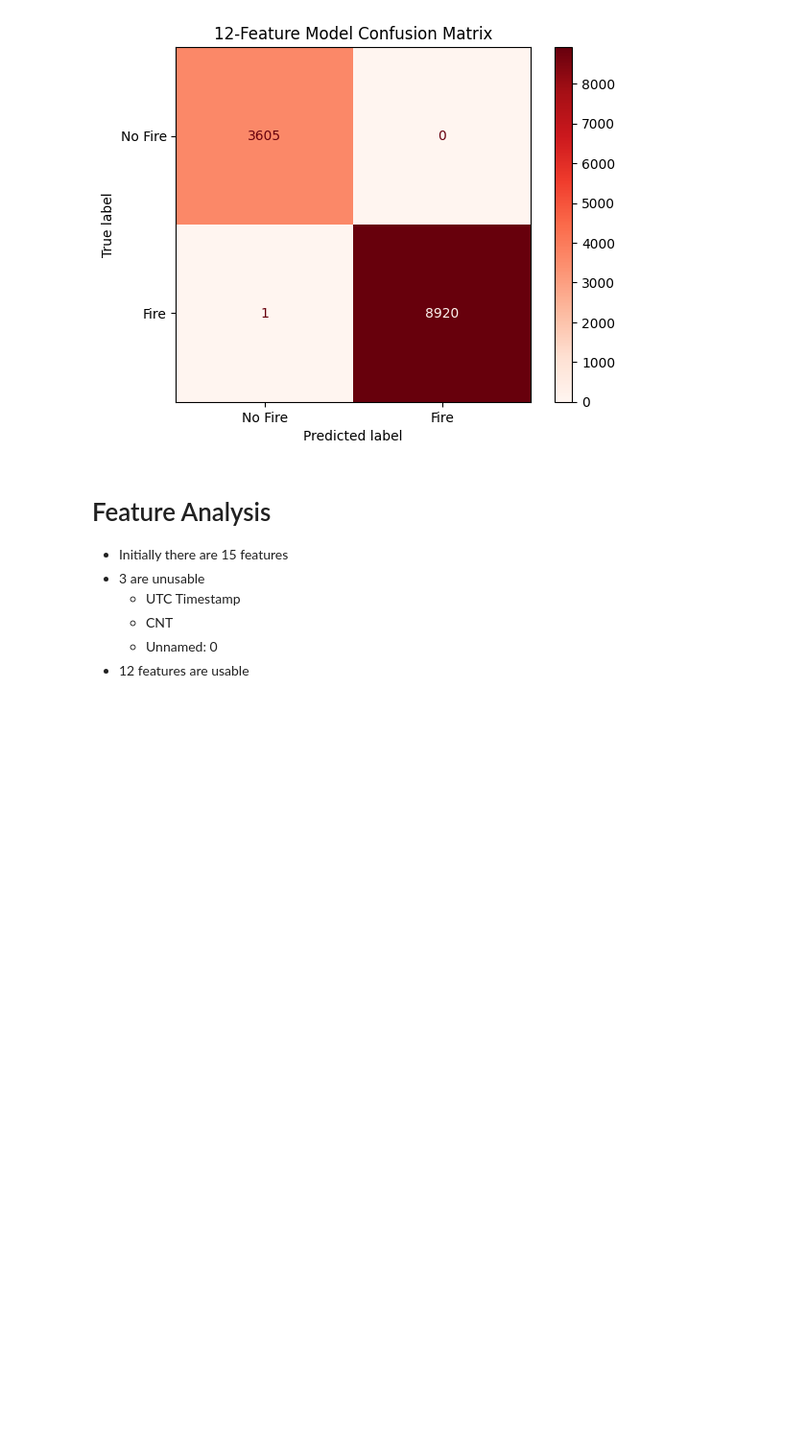
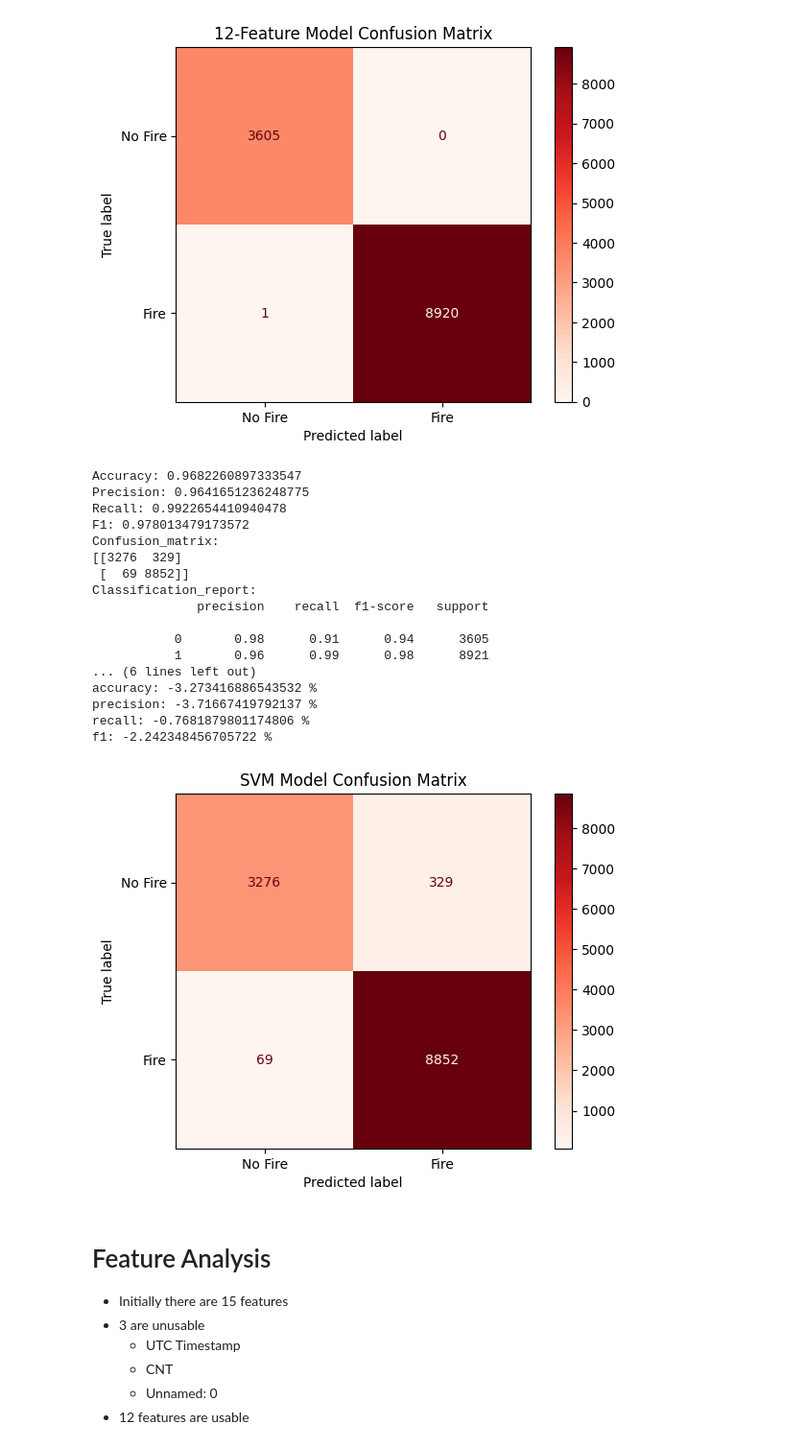
Before and after one commit to jaskinkabir/Intro_ML_Project, a Jupyter notebook: Proj.ipynb, the cells around one changed output. Shown at 96% size. Drawn from its saved outputs; the diff is of its cells as text; code cells hidden in the pictures; blank space fills up the shorter version.

Commit message:
Changed SVM benchmark to compare against full model

```diff
--- a/Proj.ipynb
+++ b/Proj.ipynb
@@ -85,6 +85,39 @@ weighted avg       1.00      1.00      1.00     12526
 full_model.plot_confusion_matrix("12-Feature Model Confusion Matrix")
 # %% [output]
 [figure]
+# %%
+from alarmnetclass import SVMAlarmNet
+
+svm = SVMAlarmNet()
+svm.train(
+    X_train = X_train_raw,
+    Y_train = Y_train_raw,
+    X_test = X_test_raw,
+    Y_test = Y_test_raw
+)
+svm.print_results()
+AlarmNet.compare_results(svm.get_results(), full_model.get_results())
+
+svm.plot_confusion_matrix("SVM Model Confusion Matrix")
+# %% [output]
+Accuracy: 0.9682260897333547
+Precision: 0.9641651236248775
+Recall: 0.9922654410940478
+F1: 0.978013479173572
+Confusion_matrix:
+[[3276  329]
+ [  69 8852]]
+Classification_report:
+              precision    recall  f1-score   support
+
+           0       0.98      0.91      0.94      3605
+           1       0.96      0.99      0.98      8921
+... (6 lines left out)
+accuracy: -3.273416886543532 %
+precision: -3.71667419792137 %
+recall: -0.7681879801174806 %
+f1: -2.242348456705722 %
+[figure, added]
 # %% [markdown]
 # Feature Analysis
 - Initially there are 15 features
```
Also changed, not shown: parts of 1 cell of this notebook.
